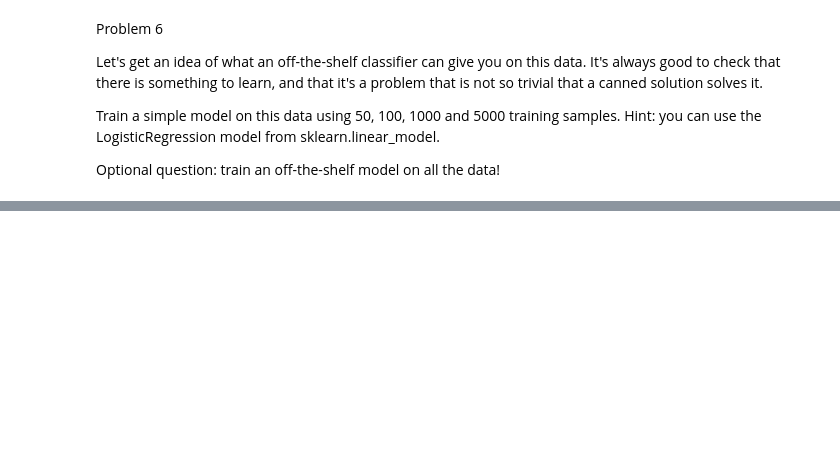
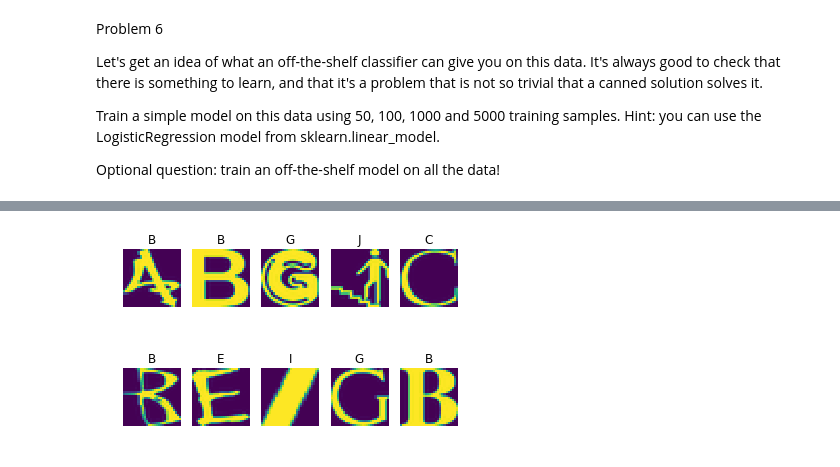
Before and after one commit to AvishekParajuli/udacity-deep-learning, a Jupyter notebook: 1_notmnist.ipynb, the cells around one changed output, grey strips where cells are left out. Drawn from its saved outputs; the diff is of its cells as text; code cells hidden in the pictures; blank space fills up the shorter version.

Commit message:
Completed assignment 1
adding solution for problem6; logistic regression classifier

```diff
--- a/1_notmnist.ipynb
+++ b/1_notmnist.ipynb
@@ -463,3 +469,24 @@ Let's get an idea of what an off-the-shelf classifier can give you on this data.
 Train a simple model on this data using 50, 100, 1000 and 5000 training samples. Hint: you can use the LogisticRegression model from sklearn.linear_model.
 
 Optional question: train an off-the-shelf model on all the data!
+# %%
+#%%
+#Problem 6
+#Train a simple model on this data using 50, 100, 1000 and 5000 training samples.
+#Hint: you can use the LogisticRegression model from sklearn.linear_model.
+
+
+from sklearn import linear_model
+logReg = linear_model.LogisticRegression()
+X_test = test_dataset[:, :, : ]
+Y_test = test_labels
+
+X_test = X_test.reshape(len(X_test), -1)
+#%%
+nTrainSize = 1000 # training samplesize
+X_train = train_dataset[:nTrainSize, :, : ]
+Y_train = train_labels[:nTrainSize,]
+
+X_train = X_train.reshape(nTrainSize, -1)
+%time logReg.fit(X_train, Y_train)
+print('Logistic regressions score %f' % logReg.score(X_test, Y_test))
@@ -465,0 +497,6 @@ Optional question: train an off-the-shelf model on all the data!
+# %%
+# now use one of the earlier function to see how the actual prediction and displayed digits look
+pred_y = logReg.predict(X_test)
+disp_dataset_samples(test_dataset, pred_y)
+# %% [output]
+[figure, added]
```
Also changed, not shown: parts of 6 cells of this notebook, 1 other file.
